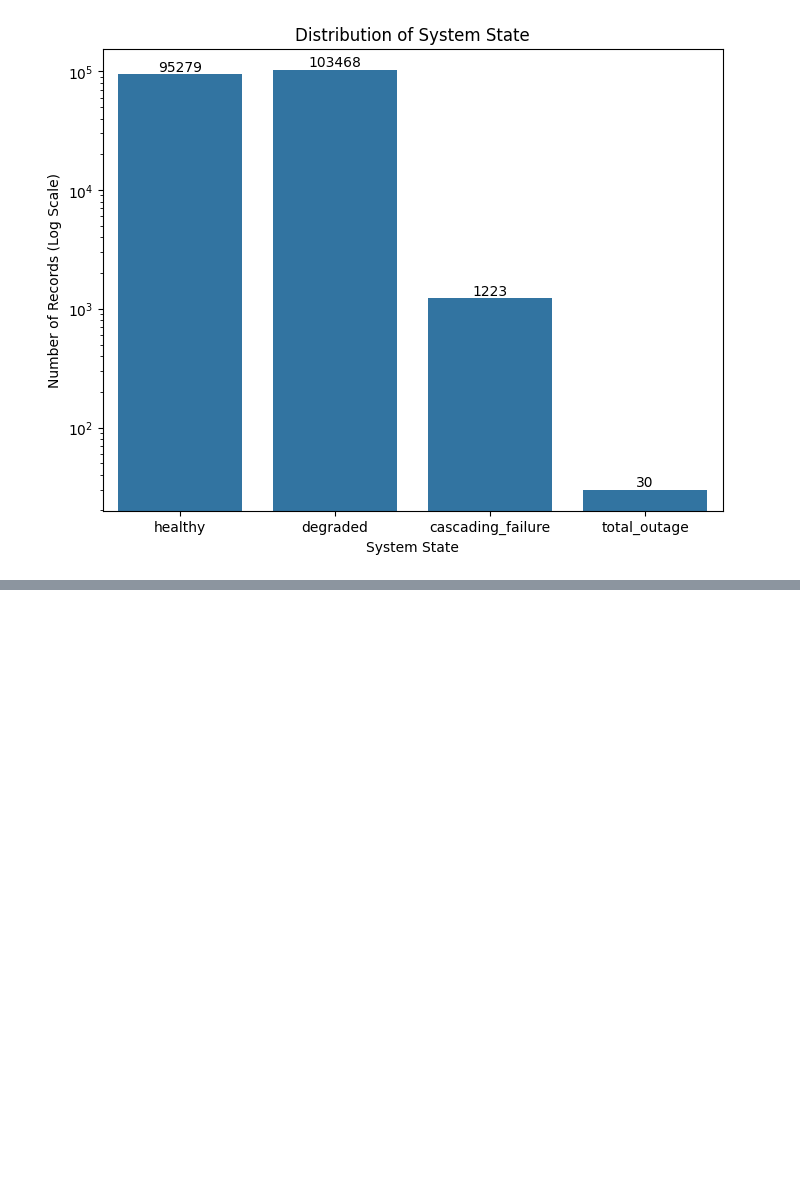
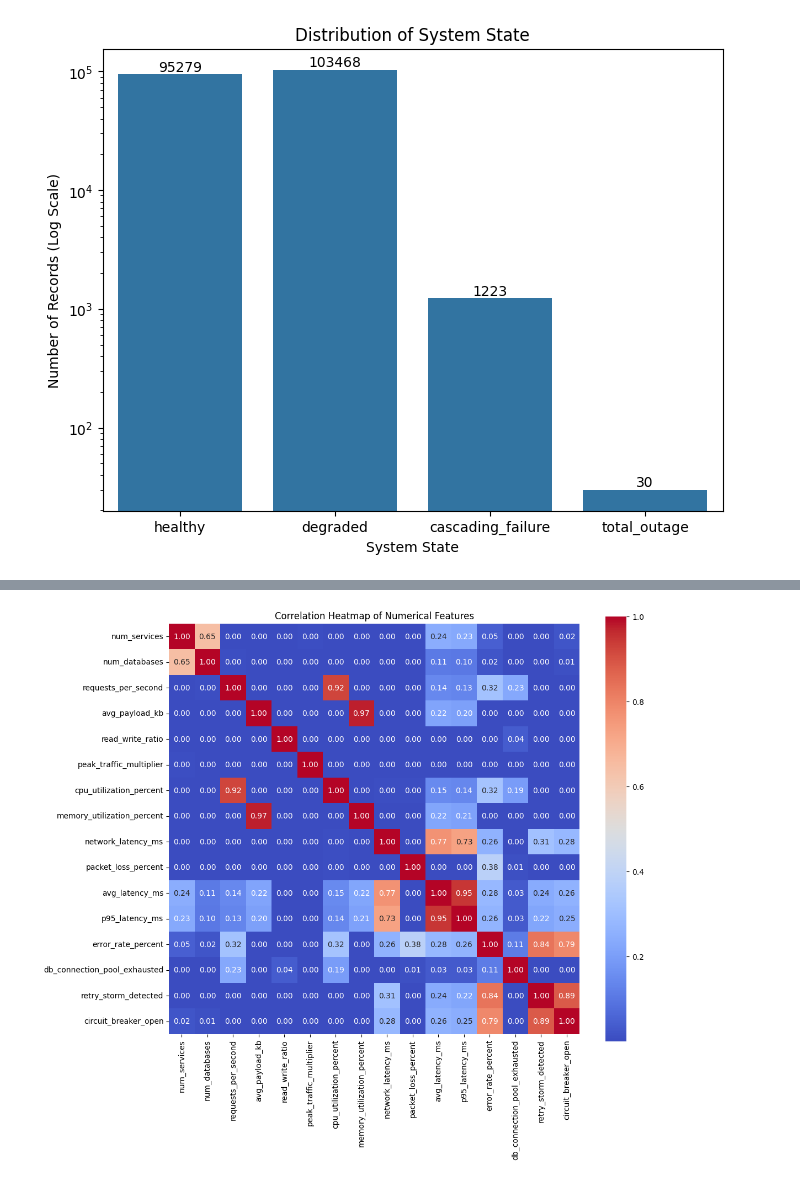
Before and after one commit to wkusper/distributed-system-health-predictor, a Jupyter notebook: notebooks/01_exploratory_data_analysis.ipynb, the cells around one changed output, grey strips where cells are left out. Cells and saved outputs as stored; diff of their text form; code cells hidden in the pictures; blank space fills up the shorter version.

Commit message:
Correlation Heatmap + Explanation

```diff
--- a/notebooks/01_exploratory_data_analysis.ipynb
+++ b/notebooks/01_exploratory_data_analysis.ipynb
@@ -108,0 +113,12 @@ This visualization shows just how dramatic the the difference is between the num
+# %%
+# Visualize the correlation heatmap for numerical features
+plt.figure(figsize=(12, 10))
+corr_matrix = df[numerical_columns].corr()
+correlation_matrix = corr_matrix.abs()
+plt.title('Correlation Heatmap of Numerical Features')
+sns.heatmap(correlation_matrix, annot=True, fmt='.2f', cmap='coolwarm', square=True)
+plt.show()
+annotations = correlation_matrix.stack().reset_index()
+annotations.columns = ['Feature 1', 'Feature 2', 'Correlation']
+# %% [output]
+[figure, added]
```
Also changed, not shown: parts of 3 cells of this notebook.
